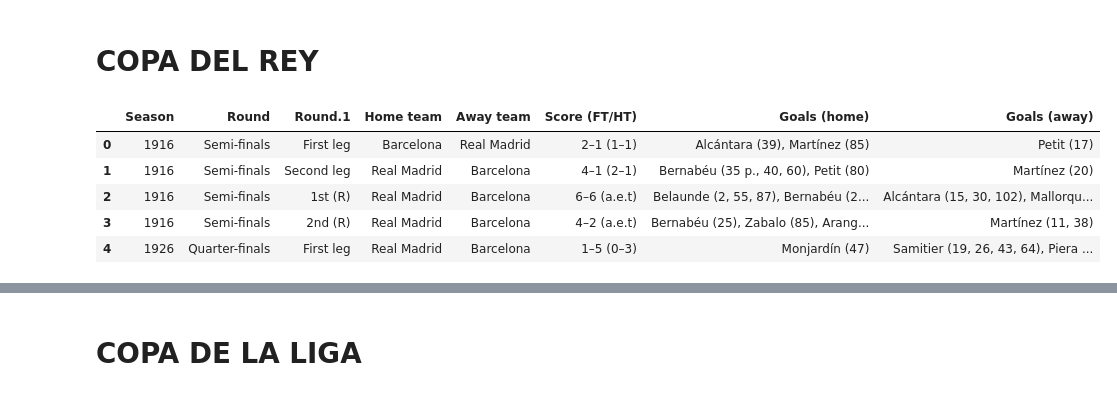
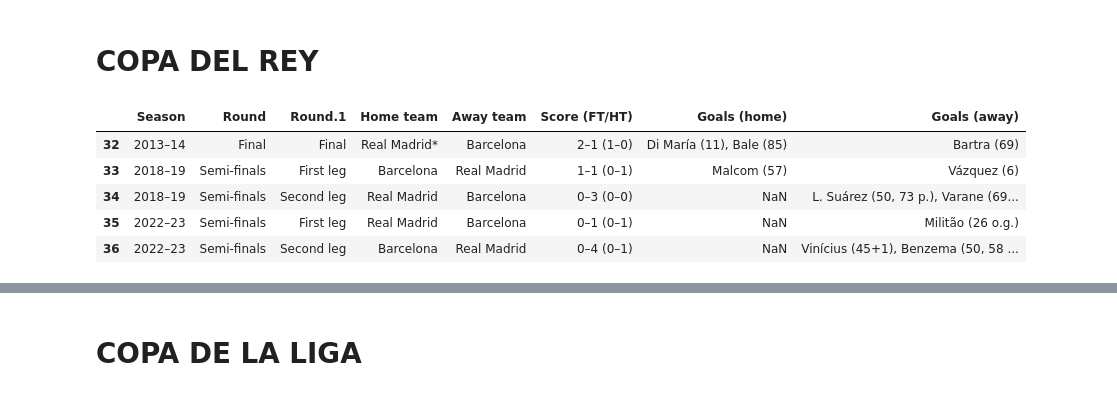
Before and after one commit to sk7-dev/Data_Analysis_and_Modelling, a Jupyter notebook: Python/web_scraping/el_clasico/eda.ipynb, the cells around one changed output, grey strips where cells are left out. Saved outputs shown, nothing was run; the diff lists cells and outputs as text; code cells hidden in the pictures.

```diff
--- a/Python/web_scraping/el_clasico/eda.ipynb
+++ b/Python/web_scraping/el_clasico/eda.ipynb
@@ -275,11 +287,11 @@ df.to_csv("Datasets/Cleaned_ds/uefa.csv", index=False)
 file = pd.read_csv("Datasets/el_clasico_matches_copa_del_rey.csv")
 df = pd.DataFrame(file)
 # %%
-df.head()
+df.tail()
 # %% [output]
 |  | Season | Round | Round.1 | Home team | Away team | Score (FT/HT) | Goals (home) | Goals (away) |
-| 0 | 1916 | Semi-finals | First leg | Barcelona | Real Madrid | 2–1 (1–1) | Alcántara (39), Martínez (85) | Petit (17) |
-| 1 | 1916 | Semi-finals | Second leg | Real Madrid | Barcelona | 4–1 (2–1) | Bernabéu (35 p., 40, 60), Petit (80) | Martínez (20) |
-| 2 | 1916 | Semi-finals | 1st (R) | Real Madrid | Barcelona | 6–6 (a.e.t) | Belaunde (2, 55, 87), Bernabéu (2... | Alcántara (15, 30, 102), Mallorqu... |
-| 3 | 1916 | Semi-finals | 2nd (R) | Real Madrid | Barcelona | 4–2 (a.e.t) | Bernabéu (25), Zabalo (85), Arang... | Martínez (11, 38) |
-| 4 | 1926 | Quarter-finals | First leg | Real Madrid | Barcelona | 1–5 (0–3) | Monjardín (47) | Samitier (19, 26, 43, 64), Piera ... |
+| 32 | 2013–14 | Final | Final | Real Madrid* | Barcelona | 2–1 (1–0) | Di María (11), Bale (85) | Bartra (69) |
+| 33 | 2018–19 | Semi-finals | First leg | Barcelona | Real Madrid | 1–1 (0–1) | Malcom (57) | Vázquez (6) |
+| 34 | 2018–19 | Semi-finals | Second leg | Real Madrid | Barcelona | 0–3 (0–0) | NaN | L. Suárez (50, 73 p.), Varane (69... |
+| 35 | 2022–23 | Semi-finals | First leg | Real Madrid | Barcelona | 0–1 (0–1) | NaN | Militão (26 o.g.) |
+| 36 | 2022–23 | Semi-finals | Second leg | Barcelona | Real Madrid | 0–4 (0–1) | NaN | Vinícius (45+1), Benzema (50, 58 ... |
```
Also changed, not shown: parts of 64 cells of this notebook, 25 other files.
